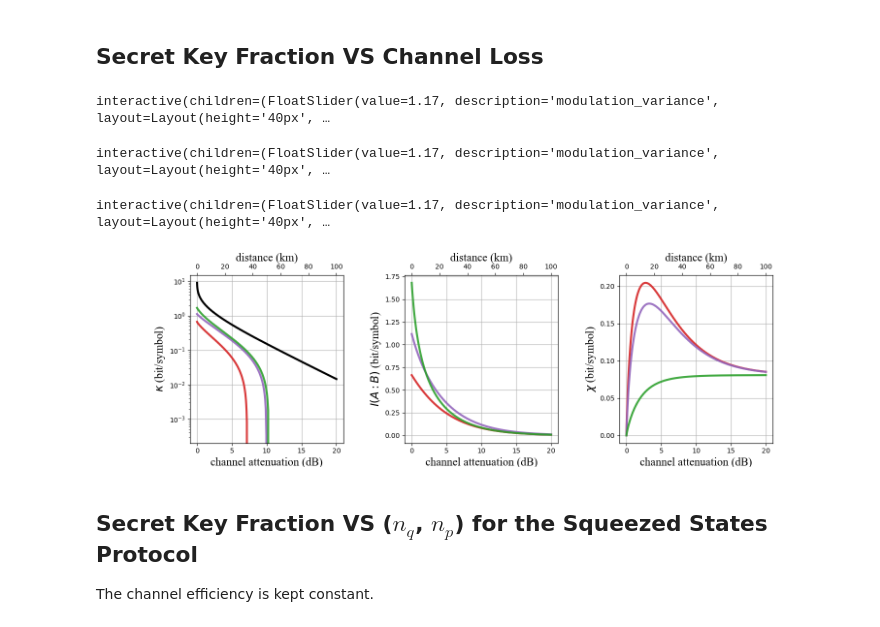
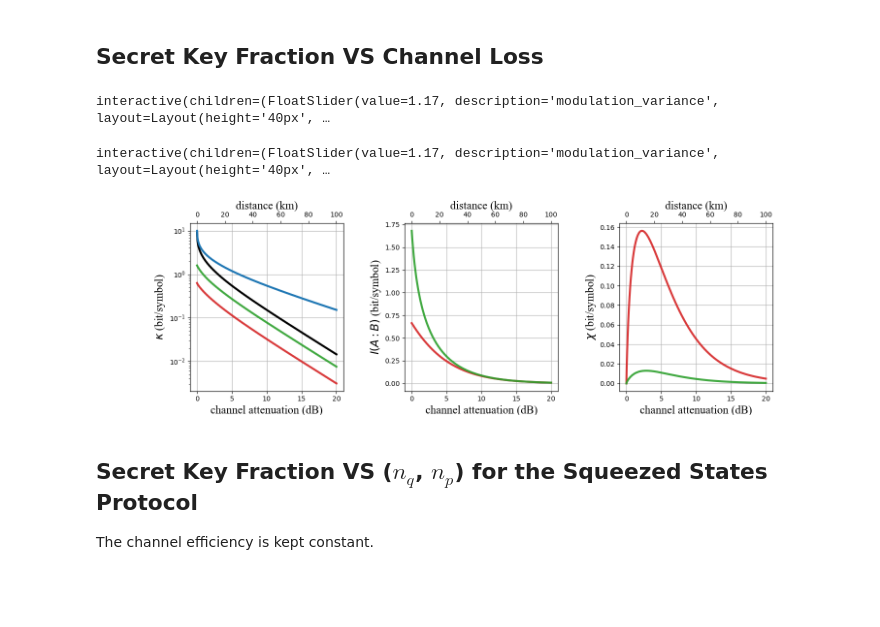
Before and after one commit to qpit/Iaji-master, a Jupyter notebook: Iaji/Physics/Theory/QuantumMechanics/QuanutmInformation/QuantumCommunications/QuantumKeyDistribution/ContinuousVariables/GaussianStatesQKD/coherent-states_VS_squeezed-states.ipynb, the cells around one changed output. Saved outputs shown, nothing was run; the diff lists cells and outputs as text; code cells hidden in the pictures; blank space fills up the shorter version.

```diff
--- a/Iaji/Physics/Theory/QuantumMechanics/QuanutmInformation/QuantumCommunications/QuantumKeyDistribution/ContinuousVariables/GaussianStatesQKD/coherent-states_VS_squeezed-states.ipynb
+++ b/Iaji/Physics/Theory/QuantumMechanics/QuanutmInformation/QuantumCommunications/QuantumKeyDistribution/ContinuousVariables/GaussianStatesQKD/coherent-states_VS_squeezed-states.ipynb
@@ -82,8 +82,10 @@ axis_distance = axis_Holevo_information.twiny()
 axis_distance.set_xlabel("distance (km)", font=axis_font)
 axis_distance.plot(distance, numpy.zeros((len(eta), )), color="None")
 #Plot the PLOB bound on the secret key fraction
-kappa_PLOB = secret_key_fraction_lossy_channel_bound(channel_total_efficiency=eta, L=1)
+kappa_PLOB = secret_key_fraction_lossy_channel_bound(channel_total_efficiency=eta, n_repeaters=0)
 axis_secret_key_fraction.semilogy(attenuation_dB, kappa_PLOB, label="PLOB bound", color="black", linewidth=3)
+kappa_single_repeater = secret_key_fraction_lossy_channel_bound(channel_total_efficiency=eta, n_repeaters=1)
+axis_secret_key_fraction.semilogy(attenuation_dB, kappa_single_repeater, label="single-repeater bound", color="tab:blue", linewidth=3)
 #Coherent states protocol
 def plot_coherent_states(modulation_variance, n_q, n_p, beta, persistent_plot):
     V_S = modulation_variance
@@ -117,54 +119,12 @@ def update_coherent_states(modulation_variance, n_q, n_p, error_correction_effic
     figure.canvas.draw_idle()
 coherent_states_layout = Layout(width='25%', height='40px')
 modulation_variance_slider = FloatSlider(min=1e-3, max=20, step=0.001, value=1.17, readout_format='.3f', layout=coherent_states_layout)
-n_q_slider = FloatSlider(min=0, max=0.2, step=0.001, value=0.01, readout_format='.3f', layout=coherent_states_layout)
-n_p_slider = FloatSlider(min=0, max=0.2, step=0.001, value=0.01, readout_format='.3f', layout=coherent_states_layout)
-beta_slider = FloatSlider(min=0, max=1, step=0.02, value=1, readout_format='.3f', layout=coherent_states_layout)
+n_q_slider = FloatSlider(min=0, max=0.2, step=0.001, value=0, readout_format='.3f', layout=coherent_states_layout)
+n_p_slider = FloatSlider(min=0, max=0.2, step=0.001, value=0, readout_format='.3f', layout=coherent_states_layout)
+beta_slider = FloatSlider(min=0, max=1, step=0.02, value=0.95, readout_format='.3f', layout=coherent_states_layout)
 persist_button = RadioButtons(options=["single plot", "persistent plot"], layout=coherent_states_layout, value="persistent plot")
 interact(update_coherent_states, modulation_variance=modulation_variance_slider, \
          n_q=n_q_slider, n_p=n_p_slider, error_correction_efficiency=beta_slider, persist=persist_button)
-#---------------------------------------------------------------------------------------------------
-#Coherent states protocol with switching
-def plot_coherent_states_switching(modulation_variance, n_q, n_p, beta, switching_probability, persistent_plot):
-    V_S = modulation_variance
-    C_S = V_S #symbols/quadrature covariances
-    c_S = C_S/numpy.sqrt(V_S) #correlations (not normalized)
-    variances_A = [1+V_S, 1+V_S]
-    correlations_A = [c_S, c_S]
-    channel_thermal_numbers = [n_q, n_p]
-    kappa = numpy.zeros((len(eta),))
-    I_AB = numpy.zeros((len(eta),))
-    chi = numpy.zeros((len(eta),))
-    for j in range(len(eta)):
-        etas = [eta[j], eta[j]]
-        kappa[j], I_AB[j], chi[j], _ = secret_key_fraction_Gaussian_CVQKD(variances_A, correlations_A,\
-                                                                     etas, channel_thermal_numbers, beta, switching_probability=switching_probability)
-    if persistent_plot:
-        n_lines = (len(axis_mutual_information.lines)-1)/3
-        alpha = 0.9*numpy.exp(-float(n_lines)/30)
-        axis_secret_key_fraction.semilogy(attenuation_dB, kappa, color="tab:purple", linewidth=3, alpha=alpha)
-        axis_mutual_information.plot(attenuation_dB, I_AB, color="tab:purple", linewidth=3, alpha=alpha)
-        axis_Holevo_information.plot(attenuation_dB, chi, color="tab:purple", linewidth=3, alpha=alpha)
-    else:
-        axis_secret_key_fraction.lines[2].set_ydata(kappa)
-        axis_mutual_information.lines[1].set_ydata(I_AB)
-        axis_Holevo_information.lines[1].set_ydata(chi)
-#Interactive plot updates
-#--------------------------------
-def update_coherent_states_switching(modulation_variance, n_q, n_p, error_correction_efficiency, switching_probability, persist):
-    persistent_plot = persist == "persistent plot"
-    plot_coherent_states_switching(modulation_variance, n_q, n_q, error_correction_efficiency, switching_probability, persistent_plot)
-    figure.canvas.draw_idle()
-coherent_states_switching_layout = Layout(width='25%', height='40px')
-modulation_variance_slider = FloatSlider(min=1e-3, max=20, step=0.001, value=1.17, readout_format='.3f', layout=coherent_states_switching_layout)
-#n_q_slider = FloatSlider(min=0, max=0.2, step=0.001, value=0, readout_format='.3f', layout=coherent_states_switching_layout)
-#n_p_slider = FloatSlider(min=0, max=0.2, step=0.001, value=0, readout_format='.3f', layout=coherent_states_switching_layout)
-#beta_slider = FloatSlider(min=0, max=1, step=0.001, value=1, readout_format='.3f', layout=coherent_states_switching_layout)
-switching_probability_slider = FloatSlider(min=0, max=1, step=0.001, value=0.5, readout_format='.3f', layout=coherent_states_switching_layout)
-#persist_button = RadioButtons(options=["single plot", "persistent plot"], layout=coherent_switching_states_layout, value="persistent plot")
-interact(update_coherent_states_switching, modulation_variance=modulation_variance_slider, \
-         n_q=n_q_slider, n_p=n_p_slider, error_correction_efficiency=beta_slider, \
-         switching_probability=switching_probability_slider, persist=persist_button)
 #---------------------------------------------------------------------------------------------------
 #Squeezed states QKD with squeezed quadrature modulation
 def plot_squeezed_states(modulation_variance, squeezing_variance, n_q, n_p, beta, persistent_plot):
@@ -185,35 +145,34 @@ def plot_squeezed_states(modulation_variance, squeezing_variance, n_q, n_p, beta
     if persistent_plot:
         n_lines = (len(axis_mutual_information.lines)-1)/3
         alpha = 0.9*numpy.exp(-float(n_lines)/30)
         axis_secret_key_fraction.semilogy(attenuation_dB, kappa, color="tab:green", linewidth=3, alpha=alpha)
         axis_mutual_information.plot(attenuation_dB, I_AB, color="tab:green", linewidth=3, alpha=alpha)
         axis_Holevo_information.plot(attenuation_dB, chi, color="tab:green", linewidth=3, alpha=alpha)
     else:
         print(axis_mutual_information.lines)
         axis_secret_key_fraction.lines[3].set_ydata(kappa)
         axis_mutual_information.lines[2].set_ydata(I_AB)
         axis_Holevo_information.lines[2].set_ydata(chi)
 #Interactive plot updates
 #--------------------------------
 def update_squeezed_states(modulation_variance, squeezing_variance, n_q, n_p, error_correction_efficiency, persist):
     persistent_plot = persist == "persistent plot"
     plot_squeezed_states(modulation_variance, 10**(squeezing_variance/10), n_q, n_q, error_correction_efficiency, persistent_plot)
     figure.canvas.draw_idle()
 squeezed_states_layout = Layout(width='25%', height='40px')
 modulation_variance_slider = FloatSlider(min=1e-3, max=20, step=0.001, value=1.17, readout_format='.3f', layout=squeezed_states_layout)
 squeezing_variance_slider = FloatSlider(min=-20, max=0, step=0.001, value=-9, readout_format='.3f', layout=squeezed_states_layout)
 #beta_slider = FloatSlider(min=0, max=1, step=0.001, value=1, readout_format='.3f', layout=squeezed_states_layout)
 #n_q_slider = FloatSlider(min=0, max=0.2, step=0.001, value=0, readout_format='.3f', layout=squeezed_states_layout)
 #n_p_slider = FloatSlider(min=0, max=0.2, step=0.001, value=0, readout_format='.3f', layout=squeezed_states_layout)
 #persist_button = RadioButtons(options=["single plot", "persistent plot"], layout=coherent_states_layout)
 interact(update_squeezed_states, modulation_variance=modulation_variance_slider, squeezing_variance=squeezing_variance_slider, \
          n_q=n_q_slider, n_p=n_p_slider, error_correction_efficiency=beta_slider, persist=persist_button)
 plt.show()
 # %% [output]
 interactive(children=(FloatSlider(value=1.17, description='modulation_variance', layout=Layout(height='40px', …
 interactive(children=(FloatSlider(value=1.17, description='modulation_variance', layout=Layout(height='40px', …
-interactive(children=(FloatSlider(value=1.17, description='modulation_variance', layout=Layout(height='40px', …
-[figure, old version]
+[figure, new version]
 # %%
 figure.savefig("coherent-VS-squeezed_VS-loss_V_S=1.17_V_sqz=-9dB_n_q=n_p=0.01_beta=0.7-to-1.pdf")
 # %% [markdown]
```
Also changed, not shown: parts of 4 cells of this notebook, 13 other files.
